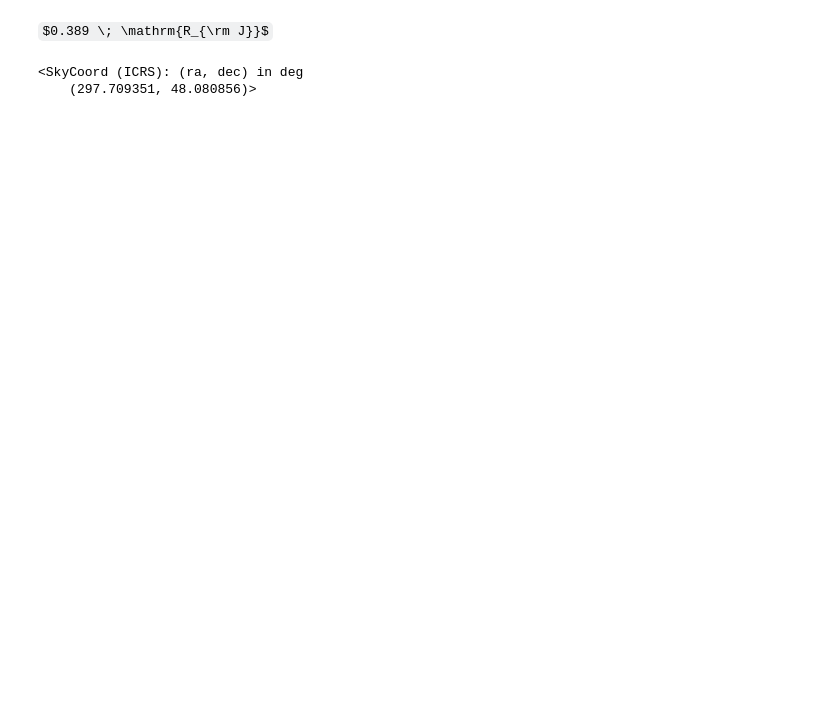
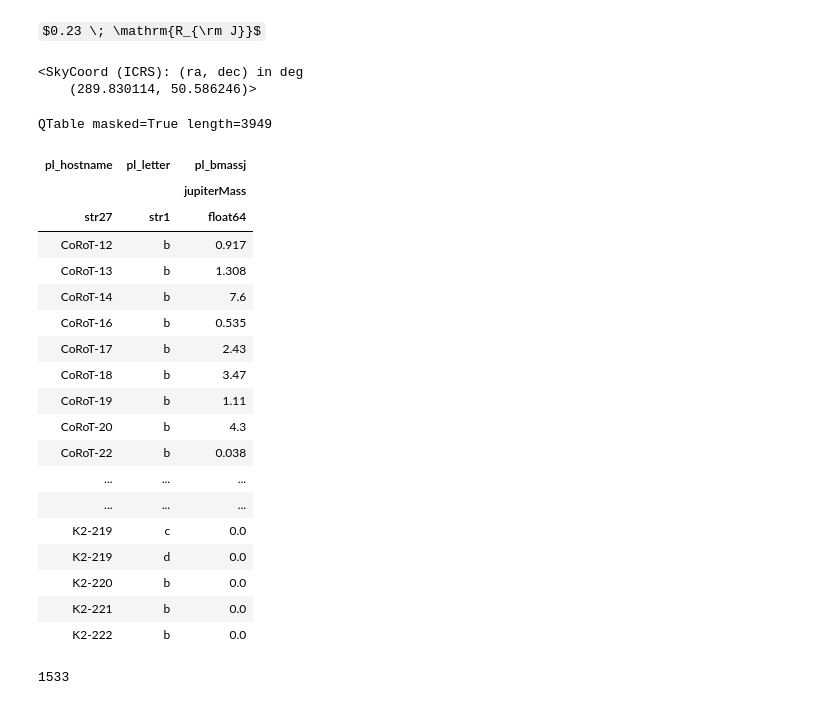
Before and after one commit to Lorenarz/Nasa_Exoplanets, a Jupyter notebook: Nasa Exoplanets.ipynb, the cells around one changed output. Drawn from its saved outputs; the diff is of its cells as text; code cells hidden in the pictures; some formulas as TeX source; blank space fills up the shorter version.

```diff
--- a/Nasa Exoplanets.ipynb
+++ b/Nasa Exoplanets.ipynb
@@ -20,9 +102,32 @@ $4.8878024 \; \mathrm{d}$
 # %%
-hatp11b['pl_radj']
+planet['pl_radj']
 # %% [output]
-$0.389 \; \mathrm{R_{\rm J}}$
+$0.23 \; \mathrm{R_{\rm J}}$
 # %%
-hatp11b['sky_coord']
+planet['sky_coord']
 # %% [output]
 <SkyCoord (ICRS): (ra, dec) in deg
-    (297.709351, 48.080856)>
+    (289.830114, 50.586246)>
+# %%
+exoplanet_archive_table['pl_hostname','pl_letter','pl_bmassj']
+# %% [output]
+QTable masked=True length=3949
+| pl_hostname | pl_letter | pl_bmassj |
+|  |  | jupiterMass |
+| str27 | str1 | float64 |
+| CoRoT-12 | b | 0.917 |
+| CoRoT-13 | b | 1.308 |
+| CoRoT-14 | b | 7.6 |
+| CoRoT-16 | b | 0.535 |
+| CoRoT-17 | b | 2.43 |
+| CoRoT-18 | b | 3.47 |
+| CoRoT-19 | b | 1.11 |
+| CoRoT-20 | b | 4.3 |
+| CoRoT-22 | b | 0.038 |
+| ... | ... | ... |
+| ... | ... | ... |
+| K2-219 | c | 0.0 |
+| K2-219 | d | 0.0 |
+| K2-220 | b | 0.0 |
+| K2-221 | b | 0.0 |
+| K2-222 | b | 0.0 |
@@ -28,0 +136,4 @@ hatp11b['sky_coord']
+# %%
+len(exoplanet_archive_table[filter])
+# %% [output]
+1533
```
Also changed, not shown: parts of 13 cells of this notebook.
